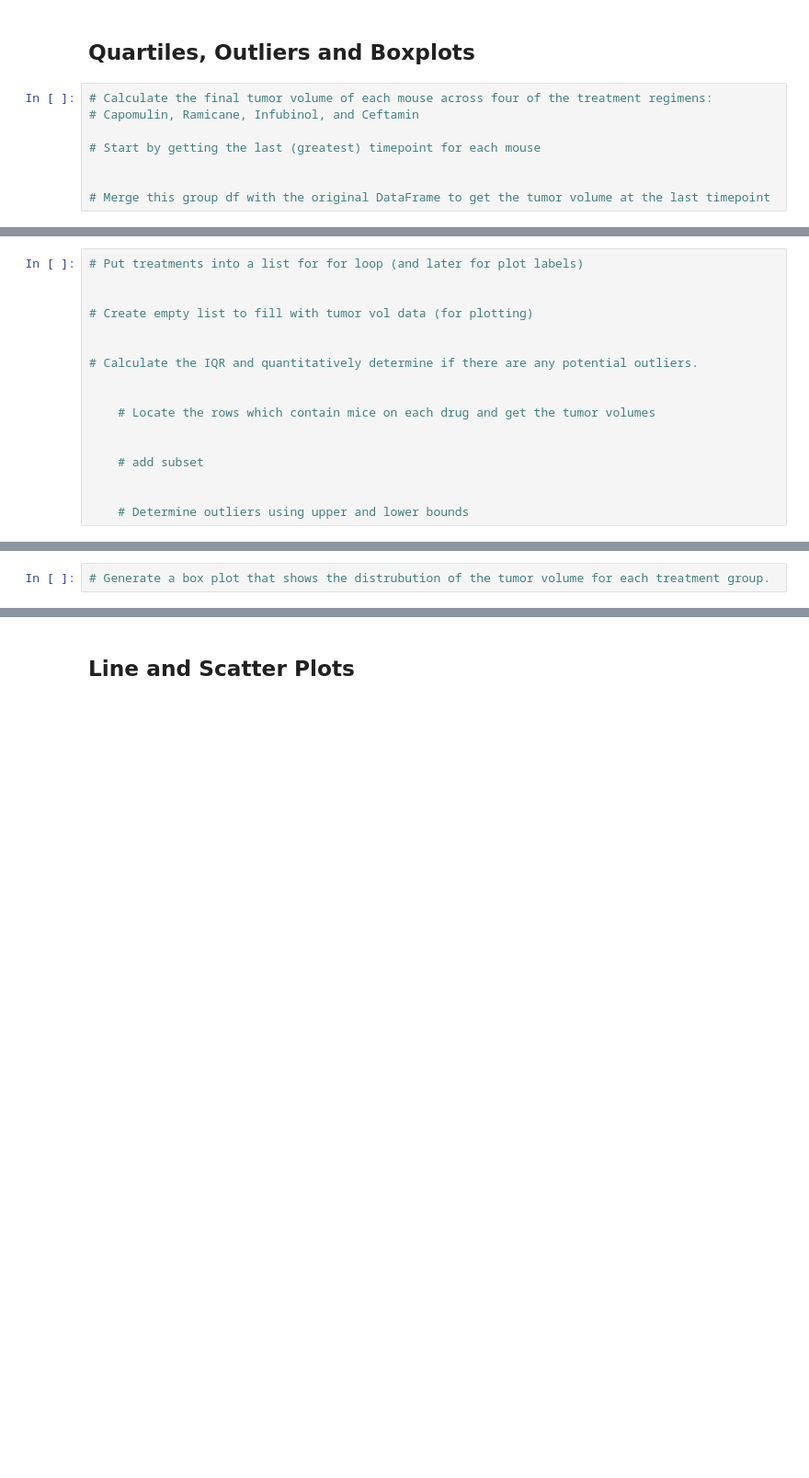
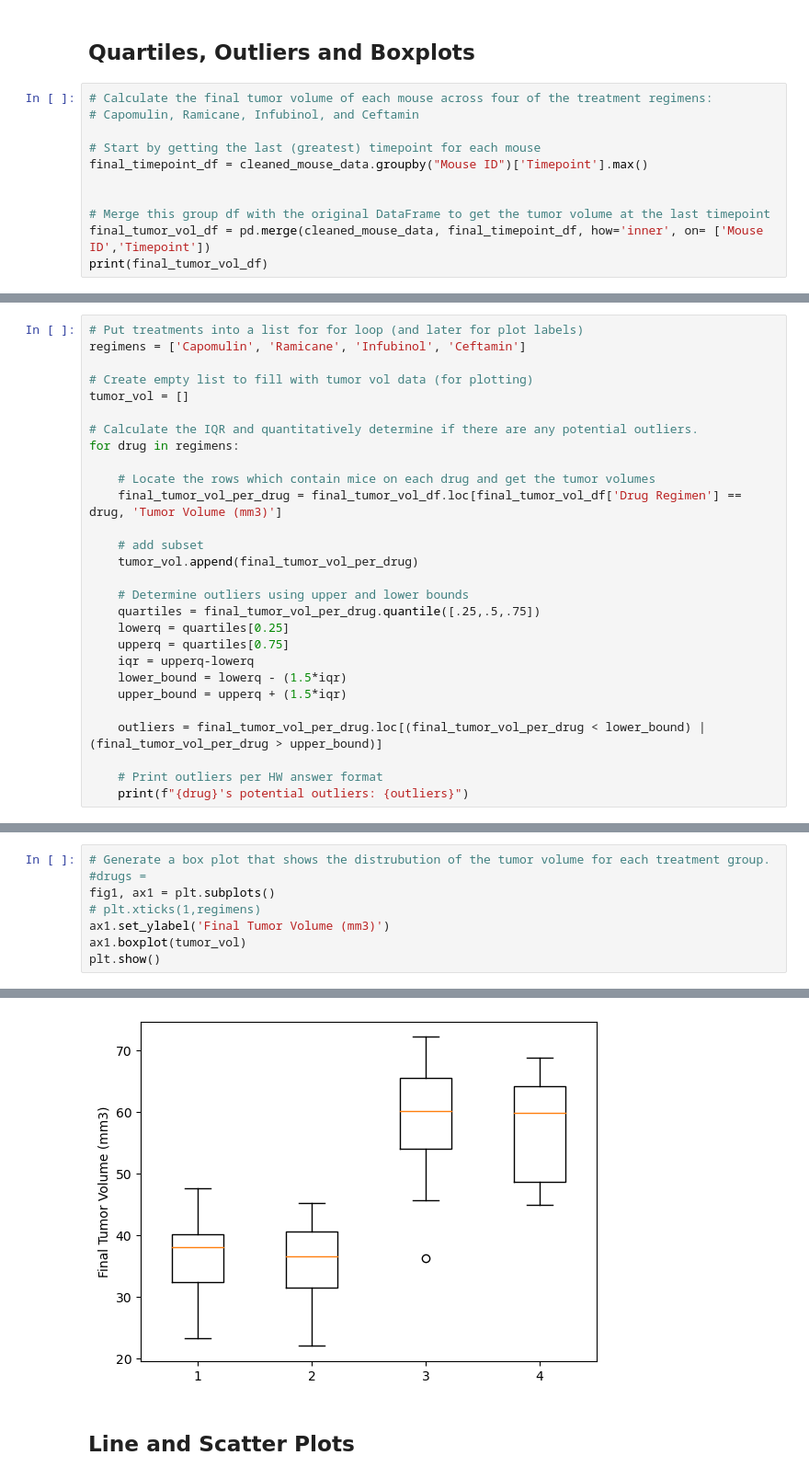
Before and after one commit to digital-buddha42/matplotlib, a Jupyter notebook: pymaceuticals_homework.ipynb, the cells around one changed output, grey strips where cells are left out. Shown at 92% size. Saved outputs shown, nothing was run; the diff lists cells and outputs as text; blank space fills up the shorter version.

Commit message:
Outlier wrong. Need Xticks.

```diff
--- a/pymaceuticals_homework.ipynb
+++ b/pymaceuticals_homework.ipynb
@@ -215,6 +216,9 @@ plt.show()
 # Capomulin, Ramicane, Infubinol, and Ceftamin
 
 # Start by getting the last (greatest) timepoint for each mouse
+final_timepoint_df = cleaned_mouse_data.groupby("Mouse ID")['Timepoint'].max()
 
 
 # Merge this group df with the original DataFrame to get the tumor volume at the last timepoint
+final_tumor_vol_df = pd.merge(cleaned_mouse_data, final_timepoint_df, how='inner', on= ['Mouse ID','Timepoint'])
+print(final_tumor_vol_df)
@@ -221,17 +243,28 @@ plt.show()
 # %%
 # Put treatments into a list for for loop (and later for plot labels)
-
+regimens = ['Capomulin', 'Ramicane', 'Infubinol', 'Ceftamin']
 
 # Create empty list to fill with tumor vol data (for plotting)
-
+tumor_vol = []
 
 # Calculate the IQR and quantitatively determine if there are any potential outliers.
-
+for drug in regimens:
 
     # Locate the rows which contain mice on each drug and get the tumor volumes
-
+    final_tumor_vol_per_drug = final_tumor_vol_df.loc[final_tumor_vol_df['Drug Regimen'] == drug, 'Tumor Volume (mm3)']
 
     # add subset
-
+    tumor_vol.append(final_tumor_vol_per_drug)
 
     # Determine outliers using upper and lower bounds
+    quartiles = final_tumor_vol_per_drug.quantile([.25,.5,.75])
+    lowerq = quartiles[0.25]
+    upperq = quartiles[0.75]
+    iqr = upperq-lowerq
+    lower_bound = lowerq - (1.5*iqr)
+    upper_bound = upperq + (1.5*iqr)
+
+    outliers = final_tumor_vol_per_drug.loc[(final_tumor_vol_per_drug < lower_bound) | (final_tumor_vol_per_drug > upper_bound)]
+
+    # Print outliers per HW answer format
+    print(f"{drug}'s potential outliers: {outliers}")
@@ -238,2 +277,9 @@ plt.show()
 # %%
 # Generate a box plot that shows the distrubution of the tumor volume for each treatment group.
+#drugs =
+fig1, ax1 = plt.subplots()
+# plt.xticks(1,regimens)
+ax1.set_ylabel('Final Tumor Volume (mm3)')
+ax1.boxplot(tumor_vol)
+plt.show()
+# %% [output]
@@ -240,3 +287,4 @@ plt.show()
+[figure, added]
 # %% [markdown]
 ## Line and Scatter Plots
 # %%
```
Also changed, not shown: parts of 4 cells of this notebook.
